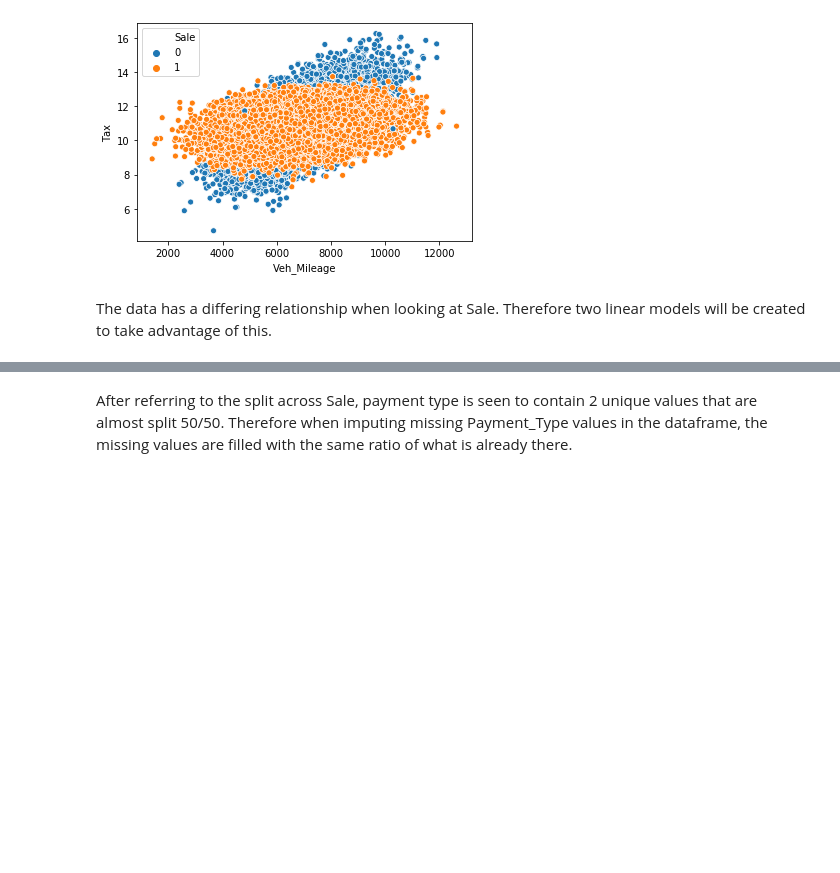
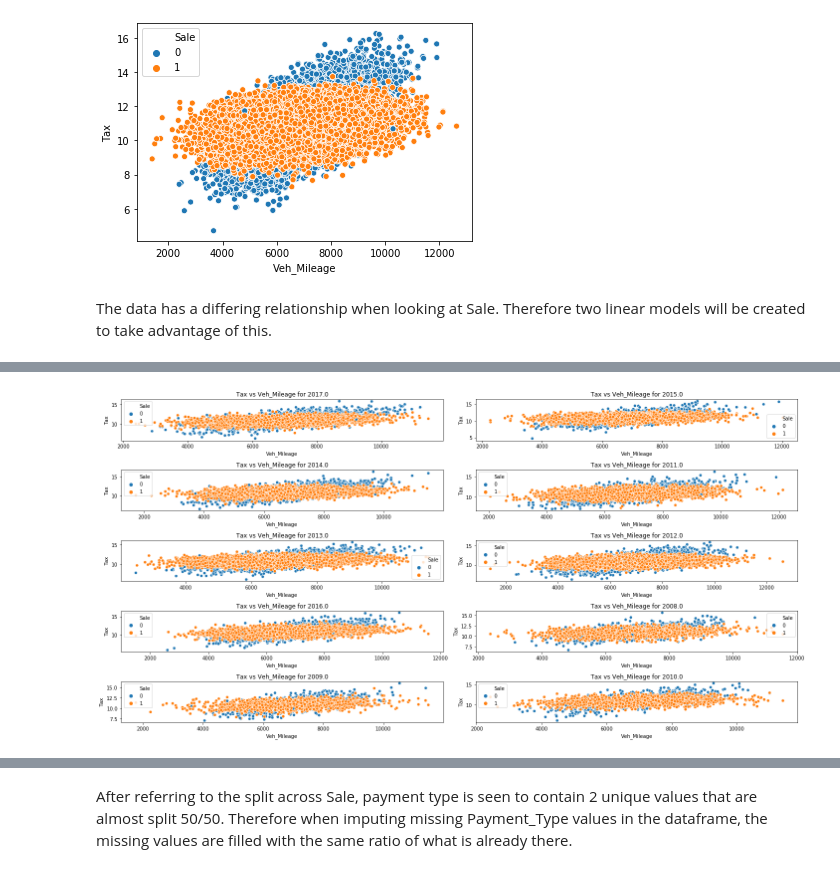
Before and after one commit to shaunmalti/hastings_direct, a Jupyter notebook: Notebook.ipynb, the cells around one changed output, grey strips where cells are left out. Saved outputs shown, nothing was run; the diff lists cells and outputs as text; code cells hidden in the pictures; blank space fills up the shorter version.

```diff
--- a/Notebook.ipynb
+++ b/Notebook.ipynb
@@ -750,3 +660,21 @@ Categories (4, int64): [1 < ...
 19  1.032566          4  [2, 1, 4, 3, NaN]
 Categories (4, int64): [1 < ...
 20  0.000000          3                                          [0, 1, 2]
+# %%
+yrs = df.Veh_Reg_Year.unique()
+yrs = yrs[~np.isnan(yrs)]
+yrs_len = len(yrs)
+
+plt.figure(figsize=(20,10))
+i=1
+for yr in yrs:
+    yr_df = df.loc[df.Veh_Reg_Year==yr][['Tax', 'Veh_Mileage', 'Sale']]
+    plt.subplot(5,2,i)
+    ax = sns.scatterplot(data=yr_df, x='Veh_Mileage', y='Tax', hue='Sale')
+    ax.title.set_text('Tax vs Veh_Mileage for {}'.format(yr))
+    i+=1
+
+plt.tight_layout()
+plt.show()
+# %% [output]
+[figure, added]
```
Also changed, not shown: parts of 52 cells of this notebook.
